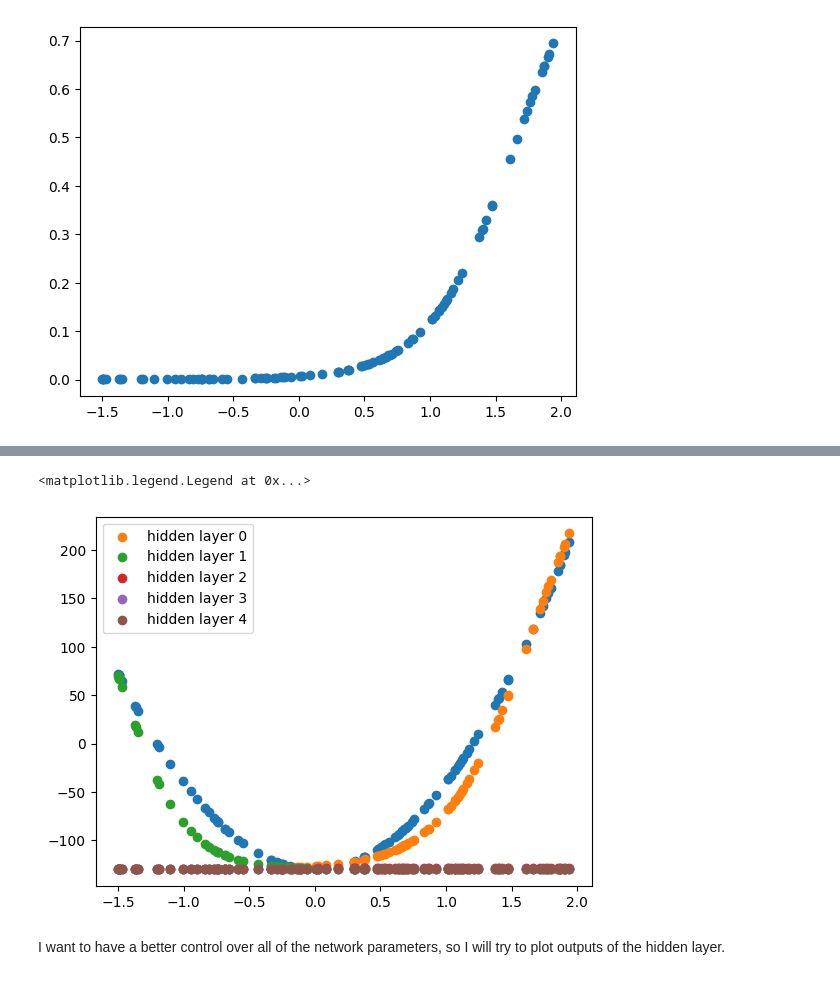
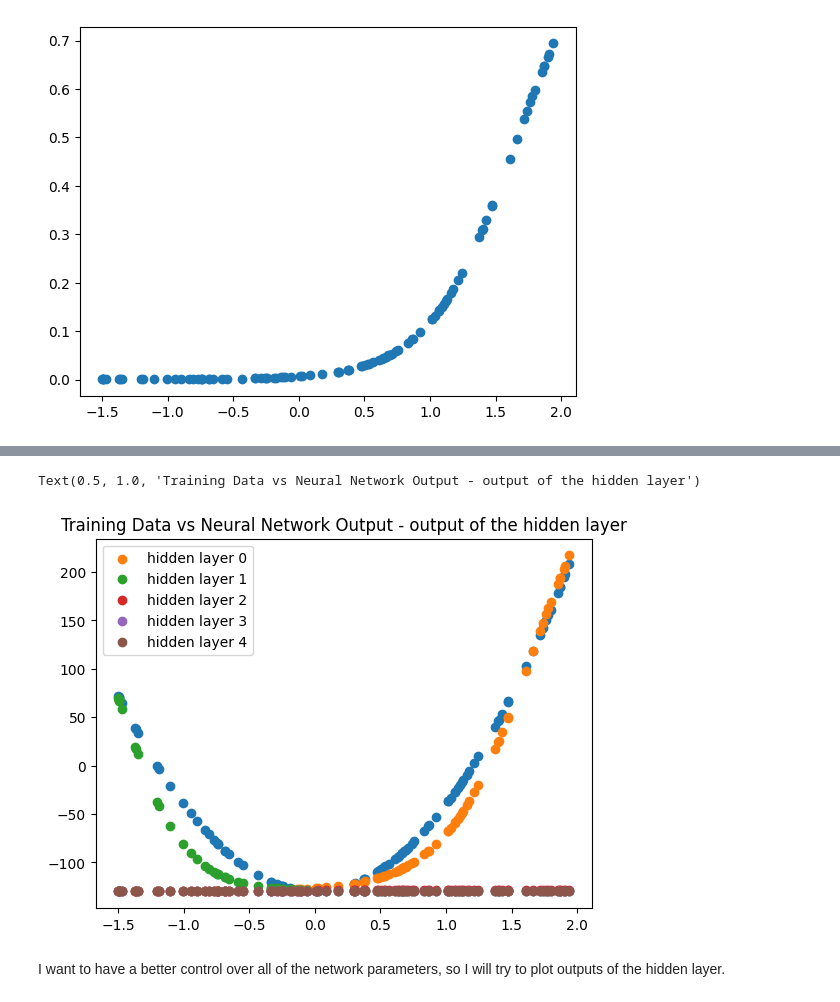
Before and after one commit to Fersoil/miowad, a Jupyter notebook: NN/NN1.ipynb, the cells around one changed output, grey strips where cells are left out. Drawn from its saved outputs; the diff is of its cells as text; code cells hidden in the pictures.

```diff
--- a/NN/NN1.ipynb
+++ b/NN/NN1.ipynb
@@ -86,18 +85,19 @@ MSE of training data:  394.2290793766822
 # %%
 
 
 y_hat_single_layer = mlp.layers[0].forward_pass(square_simple_train[["x"]].T.to_numpy())
 y_hat_single_layer_scaled = y_hat_single_layer * mlp.layers[1].weights.T + mlp.layers[1].bias
 
 # plot the data
 plt.scatter(square_simple_train.x, square_simple_train.y)
 # plot all of the five columns from hidden_layer_scaled_outputs
 for i in range(5):
     plt.scatter(square_simple_train.x, y_hat_single_layer_scaled[i], label=f'hidden layer {i}')
 plt.legend()
+plt.title("Training Data vs Neural Network Output - output of the hidden layer")
 # %% [output]
-<matplotlib.legend.Legend at 0x...>
+Text(0.5, 1.0, 'Training Data vs Neural Network Output - output of the hidden layer')
-[figure, old version]
+[figure, new version]
 # %% [markdown]
 I want to have a better control over all of the network parameters, so I will try to plot outputs of the hidden layer.
 # %% [markdown]
```
Also changed, not shown: parts of 5 cells of this notebook, 3 other files.
